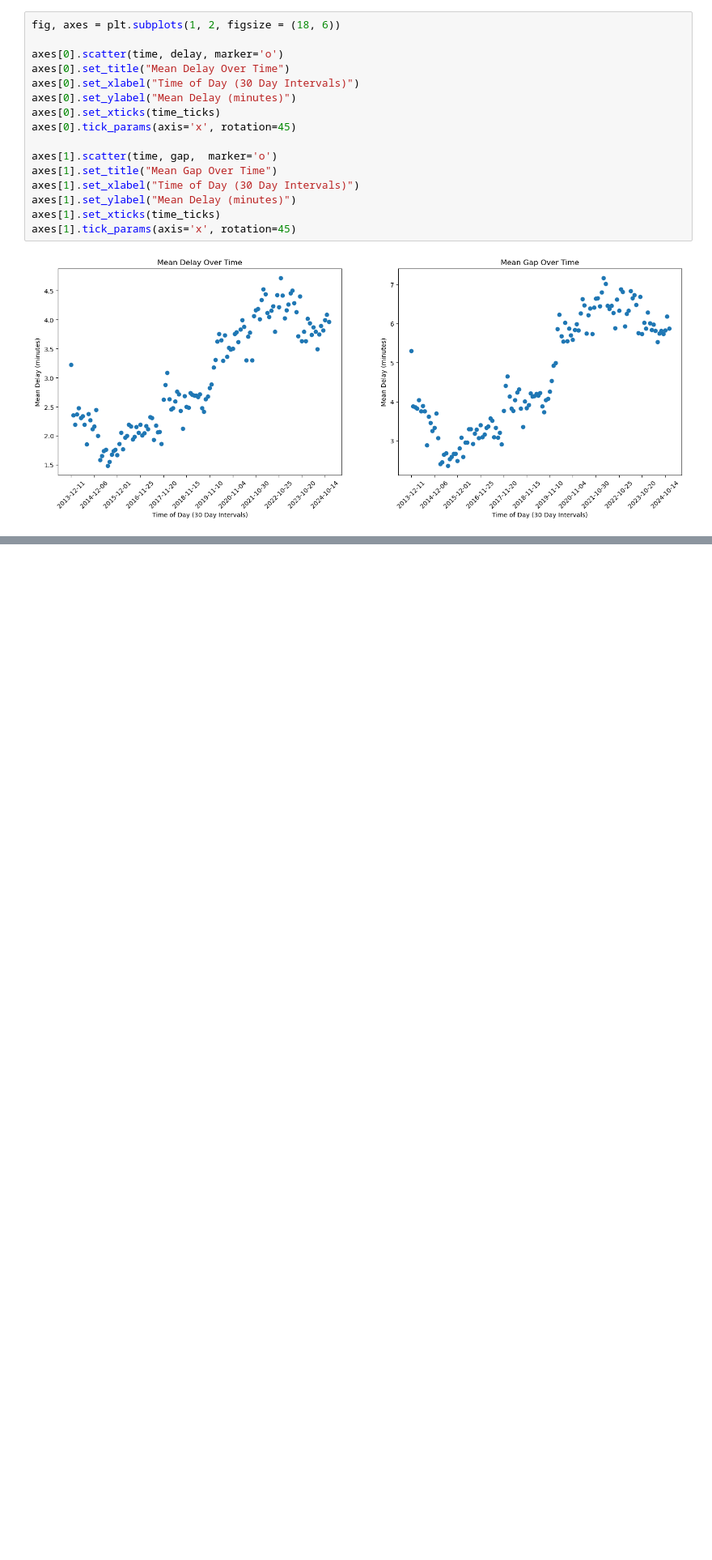
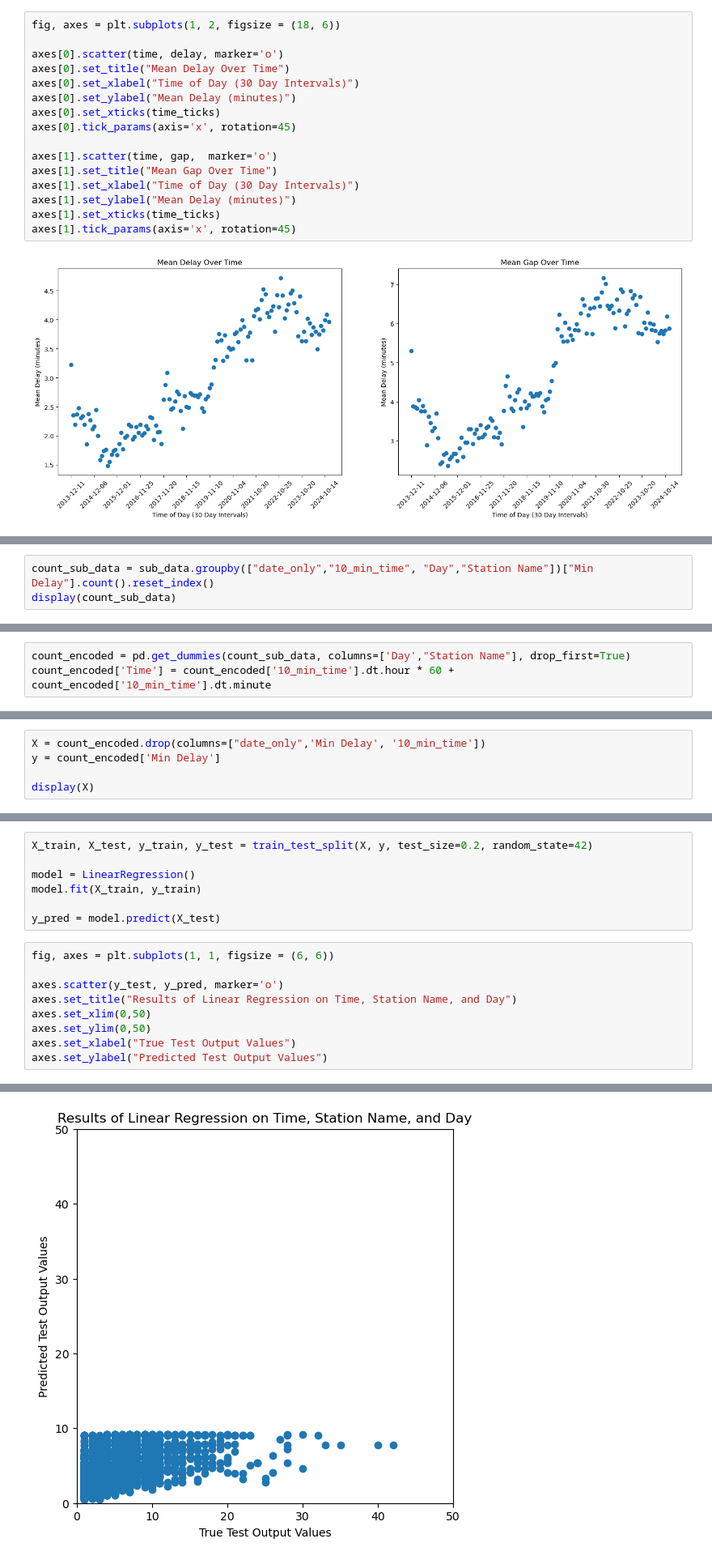
Before and after one commit to michelleyucollins/TardyTerminatorCommittee, a Jupyter notebook: subway_analysis/time_analysis.ipynb, the cells around one changed output, grey strips where cells are left out. Shown at 81% size. Cells and saved outputs as stored; diff of their text form; blank space fills up the shorter version.

Commit message:
Baseline Model Results added

```diff
--- a/subway_analysis/time_analysis.ipynb
+++ b/subway_analysis/time_analysis.ipynb
@@ -285,0 +274,3 @@ axes[1].tick_params(axis='x', rotation=45)
+# %%
+count_sub_data = sub_data.groupby(["date_only","10_min_time", "Day","Station Name"])["Min Delay"].count().reset_index()
+display(count_sub_data)
@@ -285,0 +298,3 @@ axes[1].tick_params(axis='x', rotation=45)
+# %%
+count_encoded = pd.get_dummies(count_sub_data, columns=['Day',"Station Name"], drop_first=True)
+count_encoded['Time'] = count_encoded['10_min_time'].dt.hour * 60 +  count_encoded['10_min_time'].dt.minute
@@ -285,0 +303,5 @@ axes[1].tick_params(axis='x', rotation=45)
+# %%
+X = count_encoded.drop(columns=["date_only",'Min Delay', '10_min_time'])
+y = count_encoded['Min Delay']
+
+display(X)
@@ -285,0 +322,17 @@ axes[1].tick_params(axis='x', rotation=45)
+# %%
+X_train, X_test, y_train, y_test = train_test_split(X, y, test_size=0.2, random_state=42)
+
+model = LinearRegression()
+model.fit(X_train, y_train)
+
+y_pred = model.predict(X_test)
+# %%
+fig, axes = plt.subplots(1, 1, figsize = (6, 6))
+
+axes.scatter(y_test, y_pred, marker='o')
+axes.set_title("Results of Linear Regression on Time, Station Name, and Day")
+axes.set_xlim(0,50)
+axes.set_ylim(0,50)
+axes.set_xlabel("True Test Output Values")
+axes.set_ylabel("Predicted Test Output Values")
+# %% [output]
@@ -285,0 +340 @@ axes[1].tick_params(axis='x', rotation=45)
+[figure, added]
```
Also changed, not shown: parts of 10 cells of this notebook.
